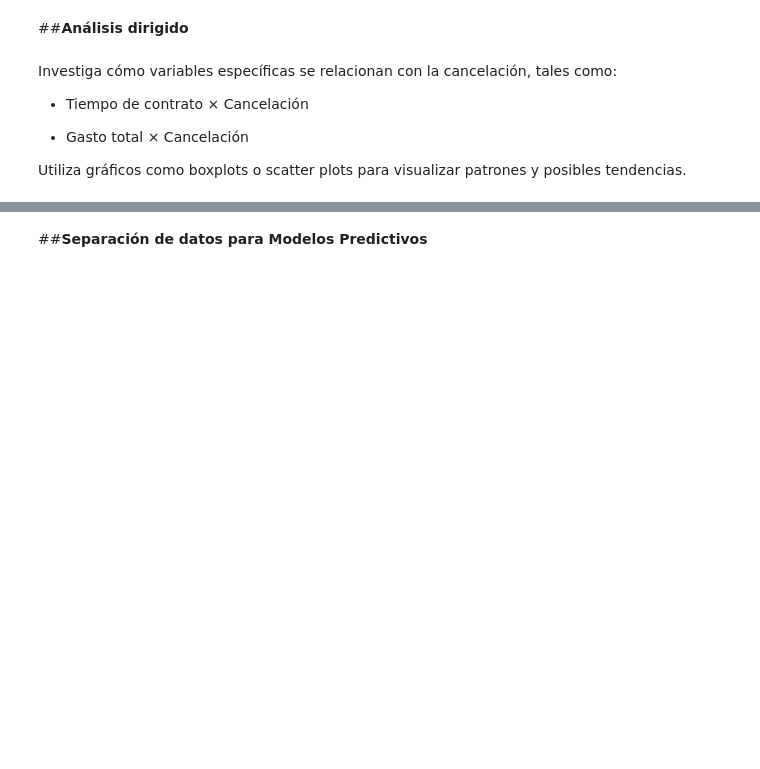
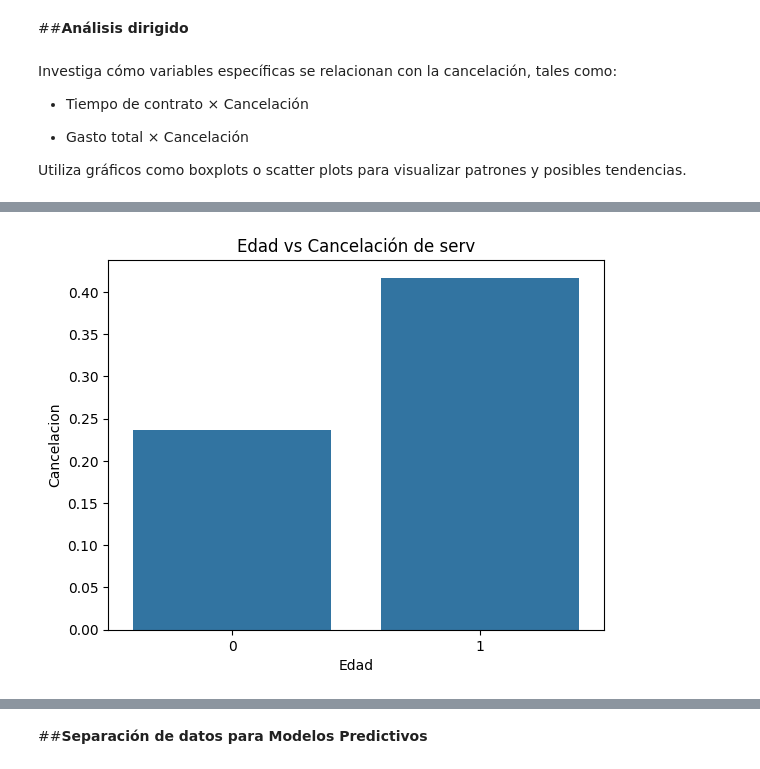
Before and after one commit to Nore-gibhub/Challenge3_TelecomX_part2, a Jupyter notebook: challenge3.ipynb, the cells around one changed output, grey strips where cells are left out. Saved outputs shown, nothing was run; the diff lists cells and outputs as text; code cells hidden in the pictures; blank space fills up the shorter version.

```diff
--- a/challenge3.ipynb
+++ b/challenge3.ipynb
@@ -264,0 +283,11 @@ Utiliza gráficos como boxplots o scatter plots para visualizar patrones y posib
+# %%
+#C
+
+avg_Churn = df_datos.groupby('customer_SeniorCitizen')['Churn'].mean().reset_index()
+sns.barplot(x='customer_SeniorCitizen',y='Churn',data=avg_Churn)
+plt.title('Edad vs Cancelación de serv')
+plt.xlabel('Edad')
+plt.ylabel('Cancelacion')
+plt.show()
+# %% [output]
+[figure, added]
```
Also changed, not shown: parts of 2 cells of this notebook.
